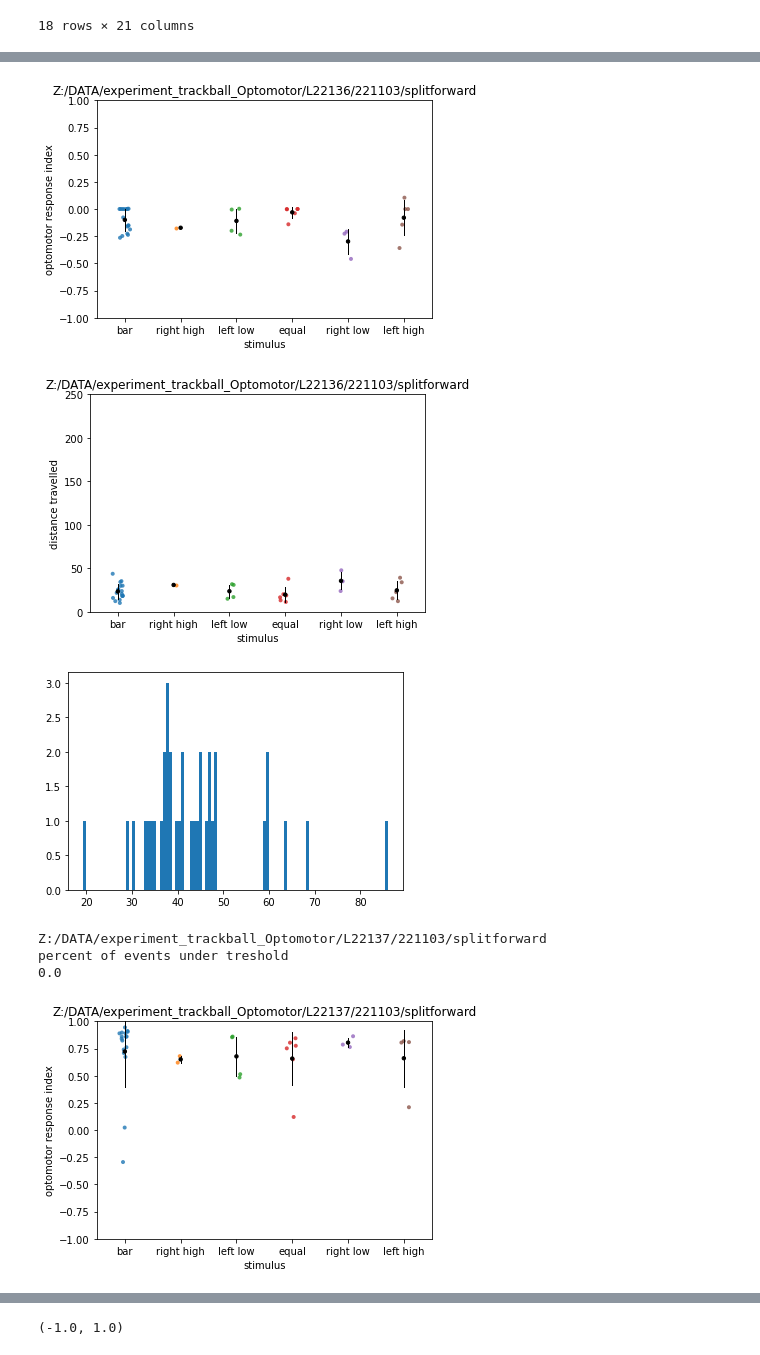
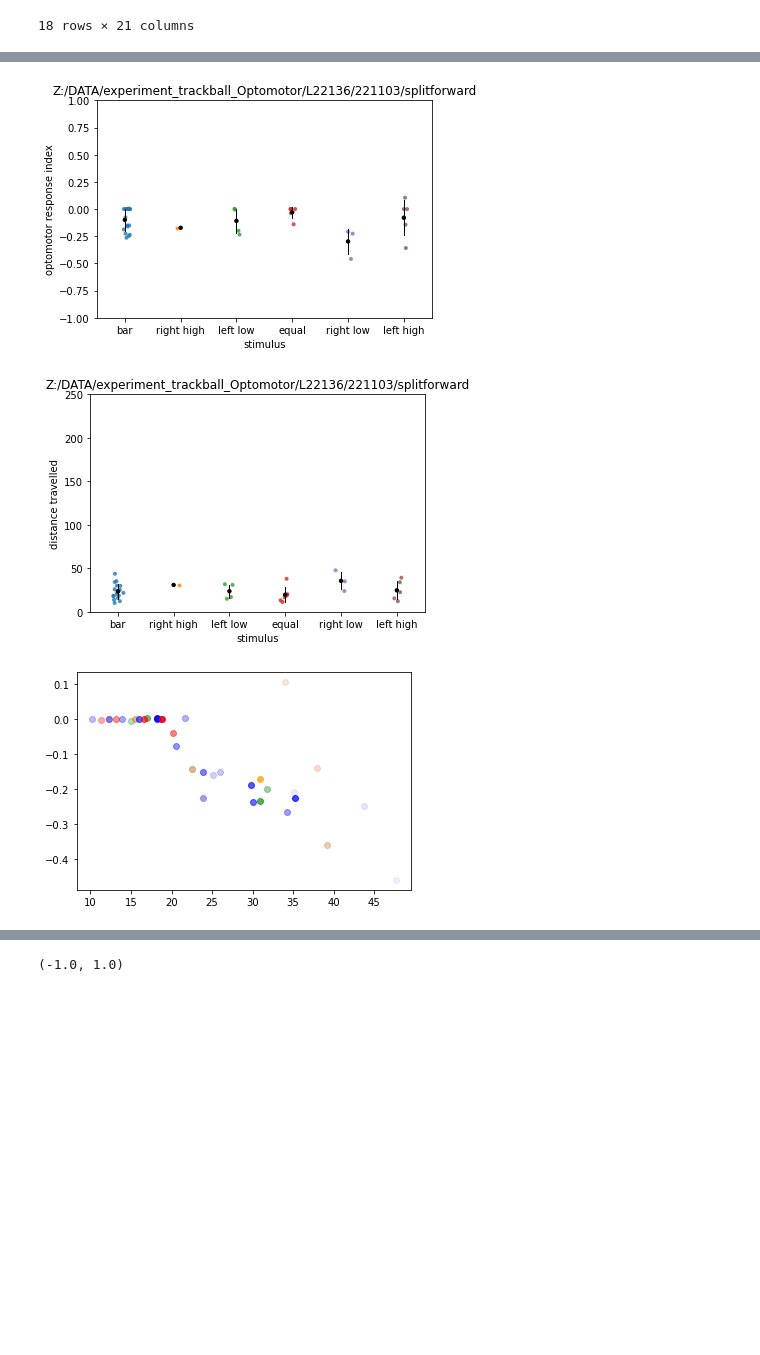
Before and after one commit to chiyu1203/bonfic, a Jupyter notebook: track_ball_notebook_laura_test.ipynb, the cells around one changed output, grey strips where cells are left out. Cells and saved outputs as stored; diff of their text form; code cells hidden in the pictures; blank space fills up the shorter version.

```diff
--- a/track_ball_notebook_laura_test.ipynb
+++ b/track_ball_notebook_laura_test.ipynb
@@ -371,7 +371,7 @@ for thisDir in data_list:
         plot_dat.stimulus = plot_dat.stimulus.cat.set_categories(sorter)
         plot_dat = plot_dat.sort_values(by=['stimulus'])
 
-        plot_dat = plot_dat.loc[plot_dat.loc[:, 'distance travelled']>10, :]
+        #plot_dat = plot_dat.loc[plot_dat.loc[:, 'distance travelled']>10, :]
 
         for i in sorter:
             averages.loc[c, 'stimulus']= i
@@ -413,6 +413,23 @@ for thisDir in data_list:
     # # plt.xticks()
     #plt.savefig('optomotor_80.svg')
     plt.show()
+
+    plot_dat = plot_dat.sort_index()
+    alpha = 0.1
+    for row in range(0, len(plot_dat)):
+        conditions = [plot_dat.reset_index().loc[row, 'stimulus'] == 'bar',
+                      plot_dat.reset_index().loc[row, 'stimulus'] == 'right high',
+                      plot_dat.reset_index().loc[row, 'stimulus'] == 'left low',
+                      plot_dat.reset_index().loc[row, 'stimulus'] == 'equal',
+                      plot_dat.reset_index().loc[row, 'stimulus'] == 'left high',
+                      plot_dat.reset_index().loc[row, 'stimulus'] == 'right low']
+        choices = ['blue', 'orange', 'green', 'red', 'peru', 'mediumpurple']
+        color = np.select(conditions, choices)
+        plt.scatter(plot_dat.reset_index().loc[row, 'distance travelled'], plot_dat.reset_index().loc[row, 'optomotor response index'], color = str(color), alpha = alpha)
+        alpha = alpha +0.02
+
+    plt.show()
+    #print(plot_dat)
 # %% [output]
 [figure]
 Z:/DATA/experiment_trackball_Optomotor/L22135/221103/splitforward
@@ -424,10 +442,6 @@ percent of events under treshold
 Z:/DATA/experiment_trackball_Optomotor/L22136/221103/splitforward
 percent of events under treshold
 0.0
-[figure, old version]
-[figure, old version]
+[figure, new version]
-[figure, old version]
+[figure, new version]
-Z:/DATA/experiment_trackball_Optomotor/L22137/221103/splitforward
-percent of events under treshold
-0.0
-[figure, old version]
+[figure, new version]
```
Also changed, not shown: parts of 3 cells of this notebook.
